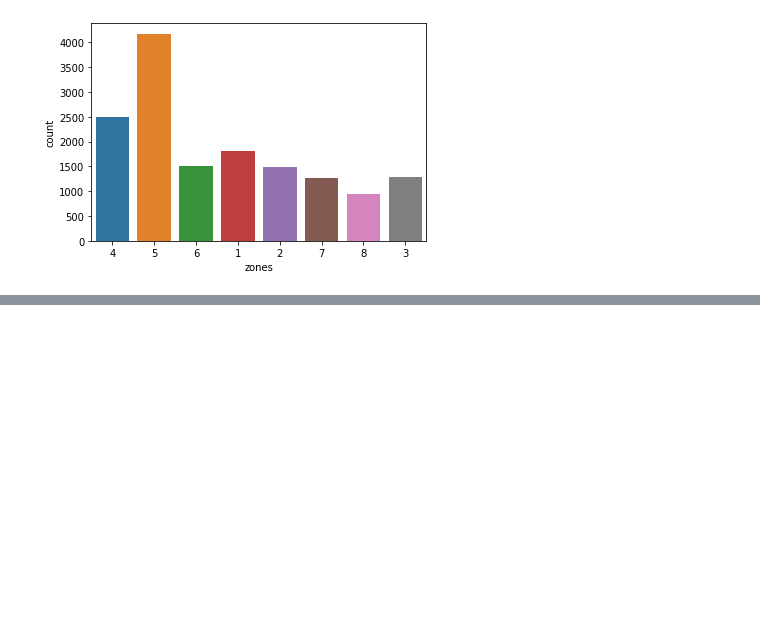
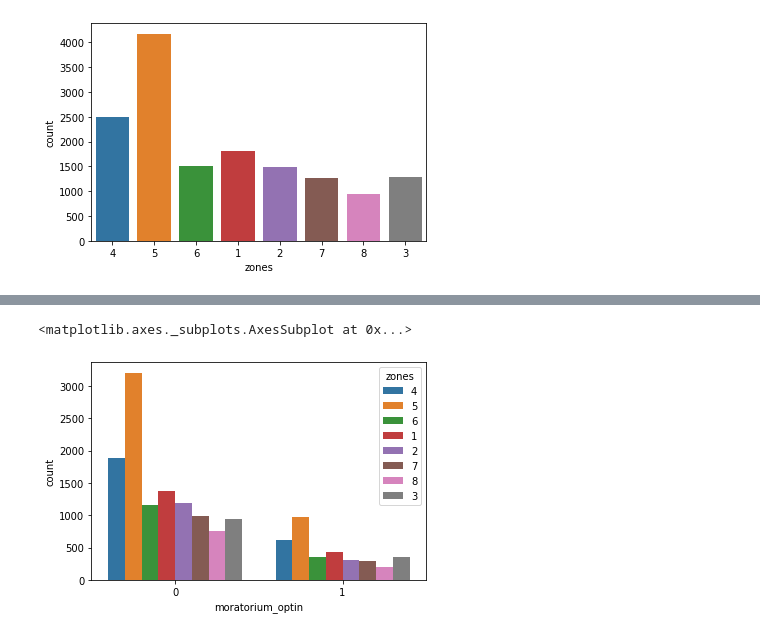
Before and after one commit to Avanish023/Machine-learning-data--science, a Jupyter notebook: lbinaryclassification.ipynb, the cells around one changed output, grey strips where cells are left out. Cells and saved outputs as stored; diff of their text form; code cells hidden in the pictures; blank space fills up the shorter version.

```diff
--- a/lbinaryclassification.ipynb
+++ b/lbinaryclassification.ipynb
@@ -130,0 +175,5 @@ data_boxplot=data[['down_payment', 'loan_int_rate', 'tenure', 'loan_amount','bur
+# %%
+sns.countplot(data=data,x='moratorium_optin',hue='zones')
+# %% [output]
+<matplotlib.axes._subplots.AxesSubplot at 0x...>
+[figure, added]
```
Also changed, not shown: parts of 11 cells of this notebook.
